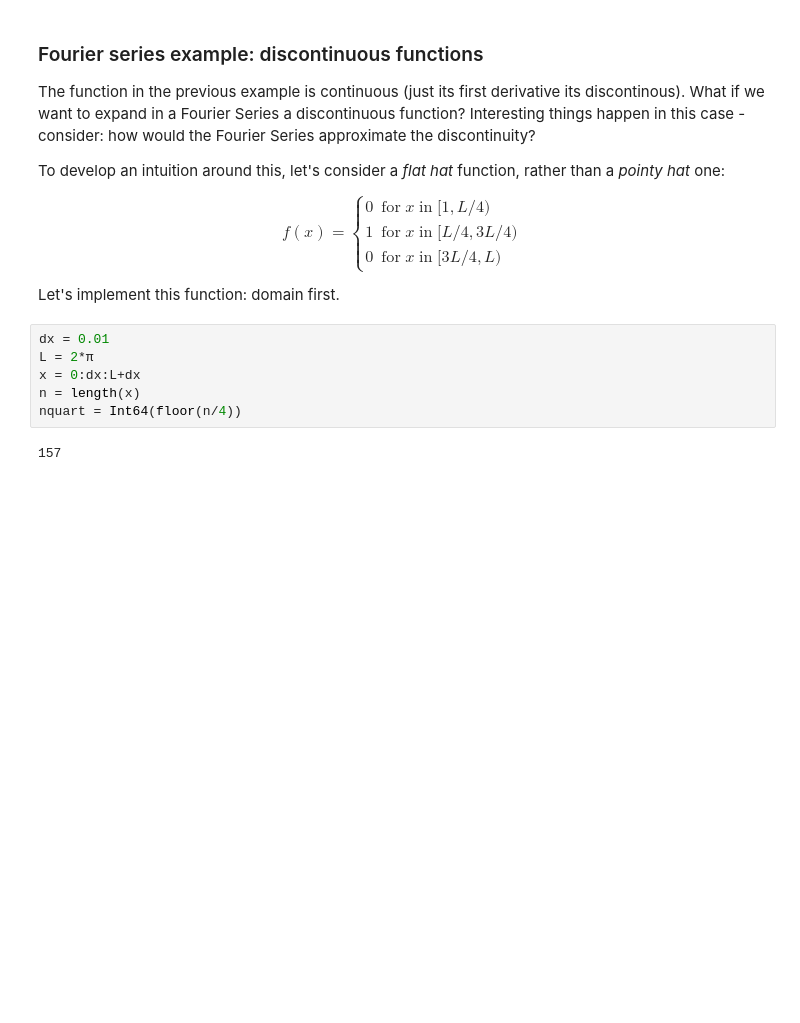
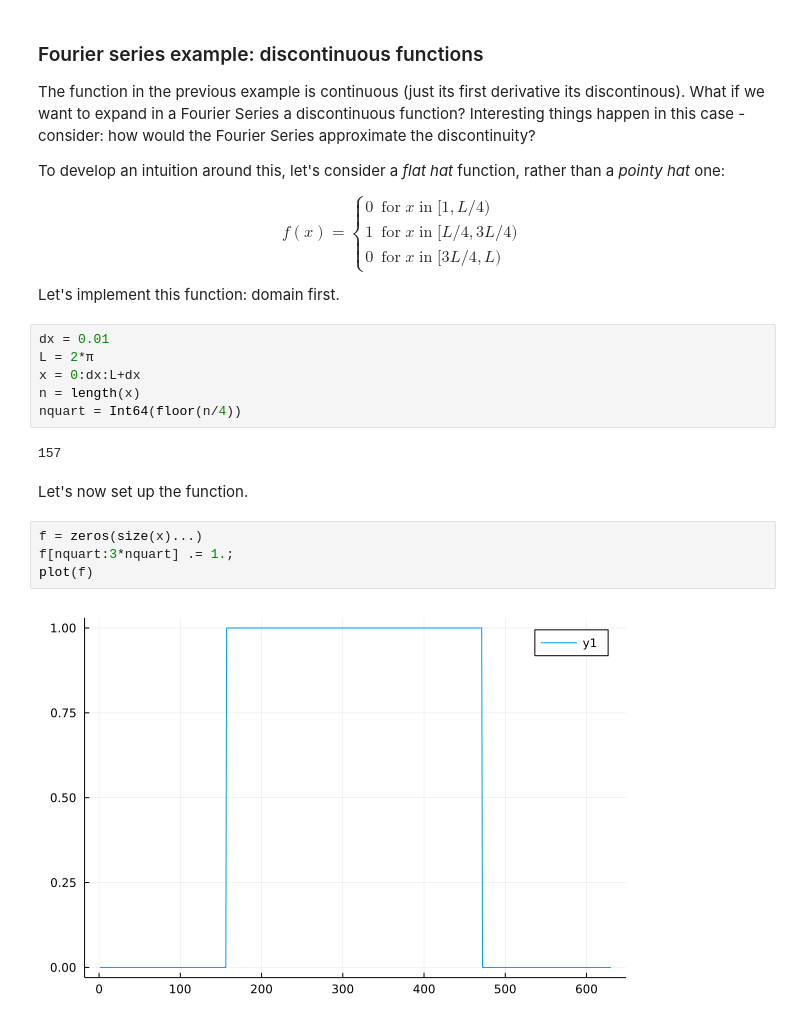
Before and after one commit to fmenol/data_driven_engineering, a Jupyter notebook: Chapter_2/Ch2_part_01.ipynb, the cells around one changed output. Saved outputs shown, nothing was run; the diff lists cells and outputs as text; blank space fills up the shorter version.

Commit message:
Plot of the disc function for FS.

```diff
--- a/Chapter_2/Ch2_part_01.ipynb
+++ b/Chapter_2/Ch2_part_01.ipynb
@@ -243,3 +243,11 @@ n = length(x)
 nquart = Int64(floor(n/4))
 # %% [output]
 157
+# %% [markdown]
+Let's now set up the function.
+# %%
+f = zeros(size(x)...)
+f[nquart:3*nquart] .= 1.;
+plot(f)
+# %% [output]
+[figure, added]
```
